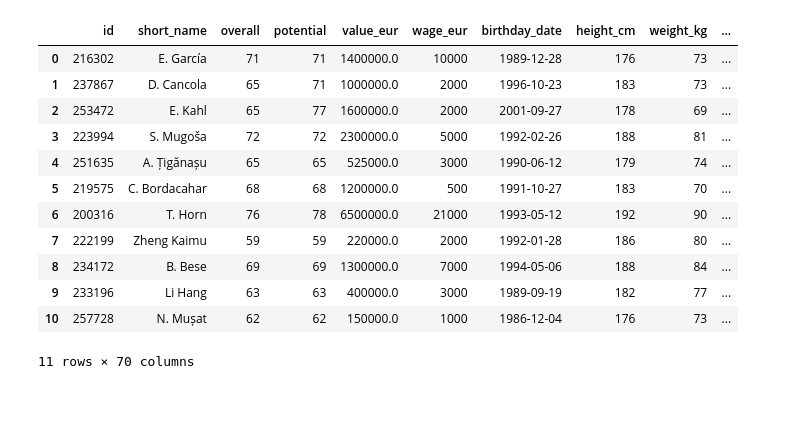
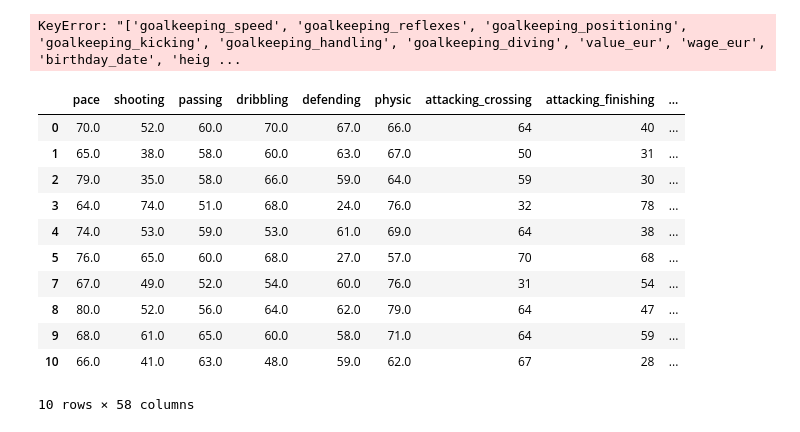
Before and after one commit to asm-bse/cml_project_2, a Jupyter notebook: main.ipynb, the cells around one changed output. Saved outputs shown, nothing was run; the diff lists cells and outputs as text; code cells hidden in the pictures; blank space fills up the shorter version.

```diff
--- a/main.ipynb
+++ b/main.ipynb
@@ -2,18 +2,62 @@
 import pandas as pd
 # %%
 df = pd.read_csv('train.csv')
-df.head(11)
+df_gk = df[df['position']=='GK']
+df_field = df[df['position']!='GK']
+df = df_field
-# %% [output]
-|  | id | short_name | overall | potential | value_eur | wage_eur | birthday_date | height_cm | weight_kg | ... |
-| 0 | 216302 | E. García | 71 | 71 | 1400000.0 | 10000 | 1989-12-28 | 176 | 73 | ... |
-| 1 | 237867 | D. Cancola | 65 | 71 | 1000000.0 | 2000 | 1996-10-23 | 183 | 73 | ... |
-| 2 | 253472 | E. Kahl | 65 | 77 | 1600000.0 | 2000 | 2001-09-27 | 178 | 69 | ... |
-| 3 | 223994 | S. Mugoša | 72 | 72 | 2300000.0 | 5000 | 1992-02-26 | 188 | 81 | ... |
-| 4 | 251635 | A. Țigănașu | 65 | 65 | 525000.0 | 3000 | 1990-06-12 | 179 | 74 | ... |
-| 5 | 219575 | C. Bordacahar | 68 | 68 | 1200000.0 | 500 | 1991-10-27 | 183 | 70 | ... |
-| 6 | 200316 | T. Horn | 76 | 78 | 6500000.0 | 21000 | 1993-05-12 | 192 | 90 | ... |
-| 7 | 222199 | Zheng Kaimu | 59 | 59 | 220000.0 | 2000 | 1992-01-28 | 186 | 80 | ... |
-| 8 | 234172 | B. Bese | 69 | 69 | 1300000.0 | 7000 | 1994-05-06 | 188 | 84 | ... |
-| 9 | 233196 | Li Hang | 63 | 63 | 400000.0 | 3000 | 1989-09-19 | 182 | 77 | ... |
-| 10 | 257728 | N. Mușat | 62 | 62 | 150000.0 | 1000 | 1986-12-04 | 176 | 73 | ... |
-11 rows × 70 columns
+# %%
+columnt_to_drop = ['goalkeeping_speed',
+                   'goalkeeping_reflexes',
+                   'goalkeeping_positioning',
+                   'goalkeeping_kicking',
+                   'goalkeeping_handling',
+                   'goalkeeping_diving',
+                   'value_eur',
+                   'wage_eur',
+                   'birthday_date',
+                   'height_cm',
+                   'weight_kg',
+                   'club_name',
+                   'league_name',
+                   'league_level',
+                   'club_jersey_number',
+                   'club_loaned_from',
+                   'club_joined',
+                   'club_contract_valid_until',
+                   'nation_jersey_number',
+                   'release_clause_eur',
+                   'real_face',
+                   'id',
+                   'short_name',
+                   'overall',
+                   'potential',
+                   'nationality_name',
+                   'body_type',
+                   'international_reputation',
+                   'player_tags',
+                   'player_traits',
+                   'work_rate',
+                   'weak_foot',
+                   'skill_moves'
+                   ]
+
+df = df.drop(columnt_to_drop, axis=1)
+# %% [output]
+KeyError: "['goalkeeping_speed', 'goalkeeping_reflexes', 'goalkeeping_positioning', 'goalkeeping_kicking', 'goalkeeping_handling', 'goalkeeping_diving', 'value_eur', 'wage_eur', 'birthday_date', 'heig ...
+# %%
+
+df = pd.get_dummies(df, prefix='position', drop_first=True)
+df.head(10)
+# %% [output]
+|  | pace | shooting | passing | dribbling | defending | physic | attacking_crossing | attacking_finishing | ... |
+| 0 | 70.0 | 52.0 | 60.0 | 70.0 | 67.0 | 66.0 | 64 | 40 | ... |
+| 1 | 65.0 | 38.0 | 58.0 | 60.0 | 63.0 | 67.0 | 50 | 31 | ... |
+| 2 | 79.0 | 35.0 | 58.0 | 66.0 | 59.0 | 64.0 | 59 | 30 | ... |
+| 3 | 64.0 | 74.0 | 51.0 | 68.0 | 24.0 | 76.0 | 32 | 78 | ... |
+| 4 | 74.0 | 53.0 | 59.0 | 53.0 | 61.0 | 69.0 | 64 | 38 | ... |
+| 5 | 76.0 | 65.0 | 60.0 | 68.0 | 27.0 | 57.0 | 70 | 68 | ... |
+| 7 | 67.0 | 49.0 | 52.0 | 54.0 | 60.0 | 76.0 | 31 | 54 | ... |
+| 8 | 80.0 | 52.0 | 56.0 | 64.0 | 62.0 | 79.0 | 64 | 47 | ... |
+| 9 | 68.0 | 61.0 | 65.0 | 60.0 | 58.0 | 71.0 | 64 | 59 | ... |
+| 10 | 66.0 | 41.0 | 63.0 | 48.0 | 59.0 | 62.0 | 67 | 28 | ... |
+10 rows × 58 columns
```
Also changed, not shown: parts of 7 cells of this notebook, 1 other file.
